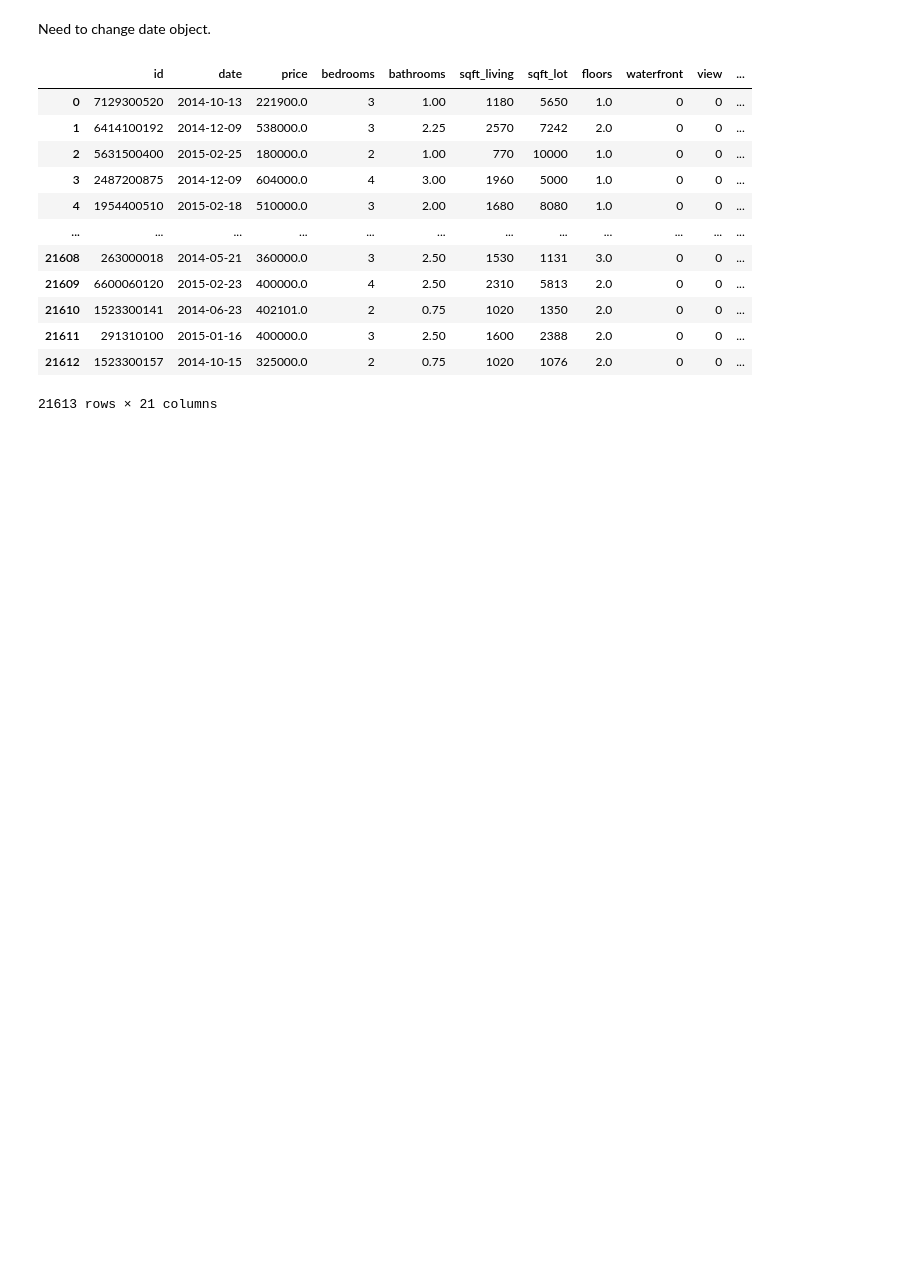
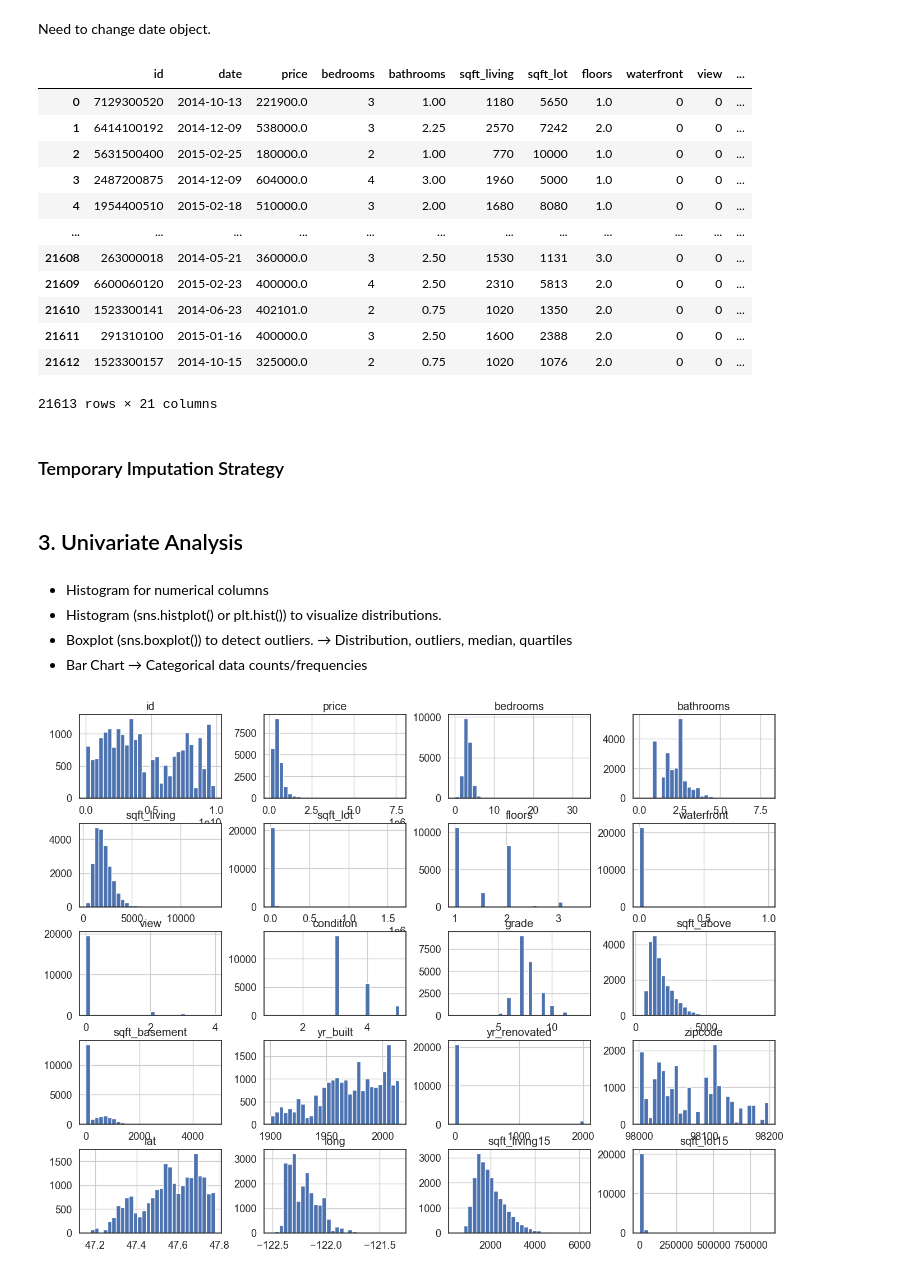
Before and after one commit to scottmr007/house_price_predict, a Jupyter notebook: price_predict.ipynb, the cells around one changed output. Saved outputs shown, nothing was run; the diff lists cells and outputs as text; code cells hidden in the pictures; blank space fills up the shorter version.

Commit message:
added plots

```diff
--- a/price_predict.ipynb
+++ b/price_predict.ipynb
@@ -143,3 +152,35 @@ df
 | 21611 | 291310100 | 2015-01-16 | 400000.0 | 3 | 2.50 | 1600 | 2388 | 2.0 | 0 | 0 | ... |
 | 21612 | 1523300157 | 2014-10-15 | 325000.0 | 2 | 0.75 | 1020 | 1076 | 2.0 | 0 | 0 | ... |
 21613 rows × 21 columns
+# %% [markdown]
+### Temporary Imputation Strategy
+# %%
+df_temp = df.copy()
+
+# Numerical columns: Choose mean/median based on skewness
+for col in df_temp.select_dtypes(include=['int64', 'float64']).columns:
+    if df_temp[col].skew() < 1:  # Low skewness Use mean
+        df_temp[col] = df_temp[col].fillna(df_temp[col].mean())
+    else:  # High skewness Use median
+        df_temp[col] = df_temp[col].fillna(df_temp[col].median())
+
+# Categorical columns: Mode or 'Unknown'
+for col in df_temp.select_dtypes(include=['object']).columns:
+    if df_temp[col].nunique() > 10:  # Many unique values Use 'Unknown'
+        df_temp[col] = df_temp[col].fillna("Unknown")
+    else:  # Few unique values Use mode
+        df_temp[col] = df_temp[col].fillna(df_temp[col].mode()[0])
+
+# Now proceed with EDA using df_temp
+# %% [markdown]
+## 3. Univariate Analysis
+# %% [markdown]
+- Histogram for numerical columns
+- Histogram (sns.histplot() or plt.hist()) to visualize distributions.
+- Boxplot (sns.boxplot()) to detect outliers. → Distribution, outliers, median, quartiles
+- Bar Chart → Categorical data counts/frequencies
+# %%
+df_temp.hist(figsize=(16, 12), bins=30)
+plt.show()
+# %% [output]
+[figure, added]
```
Also changed, not shown: parts of 12 cells of this notebook, 1 other file.
